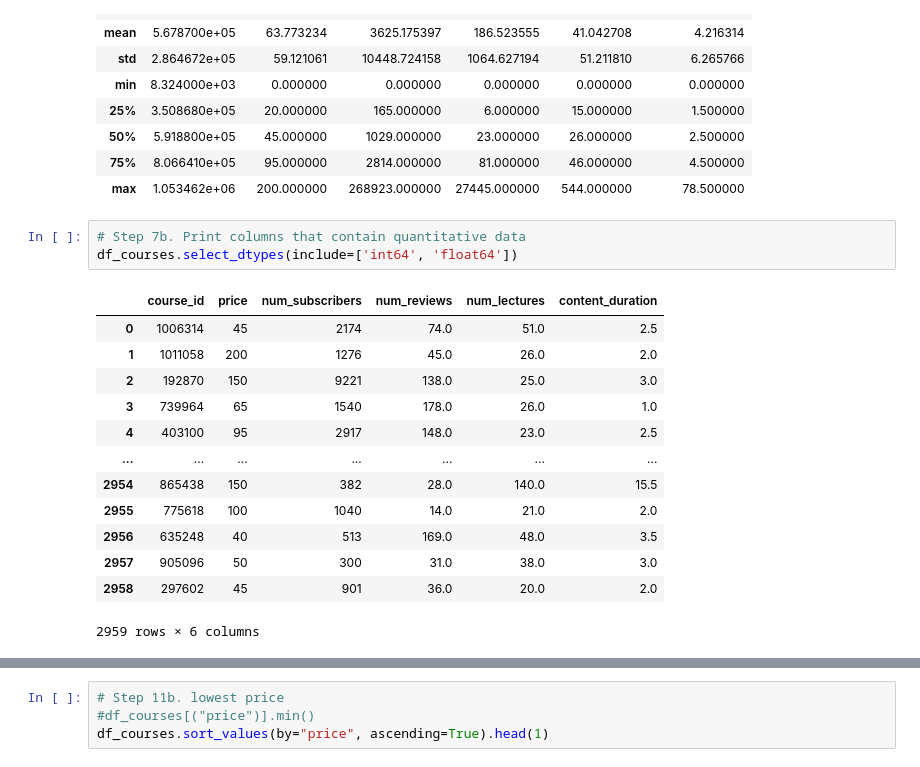
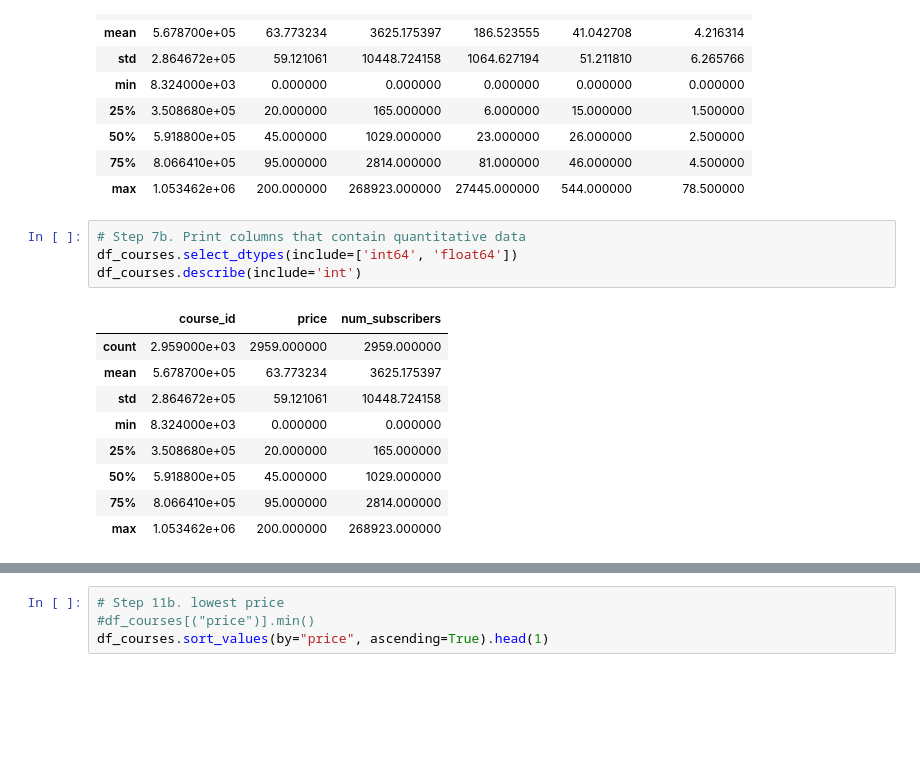
Before and after one commit to Andreasvrist/SDS1, a Jupyter notebook: Kopi_af_M1_pandas_exercises.ipynb, the cells around one changed output, grey strips where cells are left out. Drawn from its saved outputs; the diff is of its cells as text; blank space fills up the shorter version.

```diff
--- a/Kopi_af_M1_pandas_exercises.ipynb
+++ b/Kopi_af_M1_pandas_exercises.ipynb
@@ -131,20 +132,17 @@ df_courses.describe()
 # %%
 # Step 7b. Print columns that contain quantitative data
 df_courses.select_dtypes(include=['int64', 'float64'])
+df_courses.describe(include='int')
 # %% [output]
-|  | course_id | price | num_subscribers | num_reviews | num_lectures | content_duration |
-| 0 | 1006314 | 45 | 2174 | 74.0 | 51.0 | 2.5 |
-| 1 | 1011058 | 200 | 1276 | 45.0 | 26.0 | 2.0 |
-| 2 | 192870 | 150 | 9221 | 138.0 | 25.0 | 3.0 |
-| 3 | 739964 | 65 | 1540 | 178.0 | 26.0 | 1.0 |
-| 4 | 403100 | 95 | 2917 | 148.0 | 23.0 | 2.5 |
-| ... | ... | ... | ... | ... | ... | ... |
-| 2954 | 865438 | 150 | 382 | 28.0 | 140.0 | 15.5 |
-| 2955 | 775618 | 100 | 1040 | 14.0 | 21.0 | 2.0 |
-| 2956 | 635248 | 40 | 513 | 169.0 | 48.0 | 3.5 |
-| 2957 | 905096 | 50 | 300 | 31.0 | 38.0 | 3.0 |
-| 2958 | 297602 | 45 | 901 | 36.0 | 20.0 | 2.0 |
+|  | course_id | price | num_subscribers |
+| count | 2.959000e+03 | 2959.000000 | 2959.000000 |
+| mean | 5.678700e+05 | 63.773234 | 3625.175397 |
+| std | 2.864672e+05 | 59.121061 | 10448.724158 |
+| min | 8.324000e+03 | 0.000000 | 0.000000 |
+| 25% | 3.508680e+05 | 20.000000 | 165.000000 |
+| 50% | 5.918800e+05 | 45.000000 | 1029.000000 |
+| 75% | 8.066410e+05 | 95.000000 | 2814.000000 |
+| max | 1.053462e+06 | 200.000000 | 268923.000000 |
-2959 rows × 6 columns
 # %%
 # Step 8. What kind of subjects are offered in this dataset?
 df_courses['subject'].unique()
```
Also changed, not shown: parts of 62 cells of this notebook.
